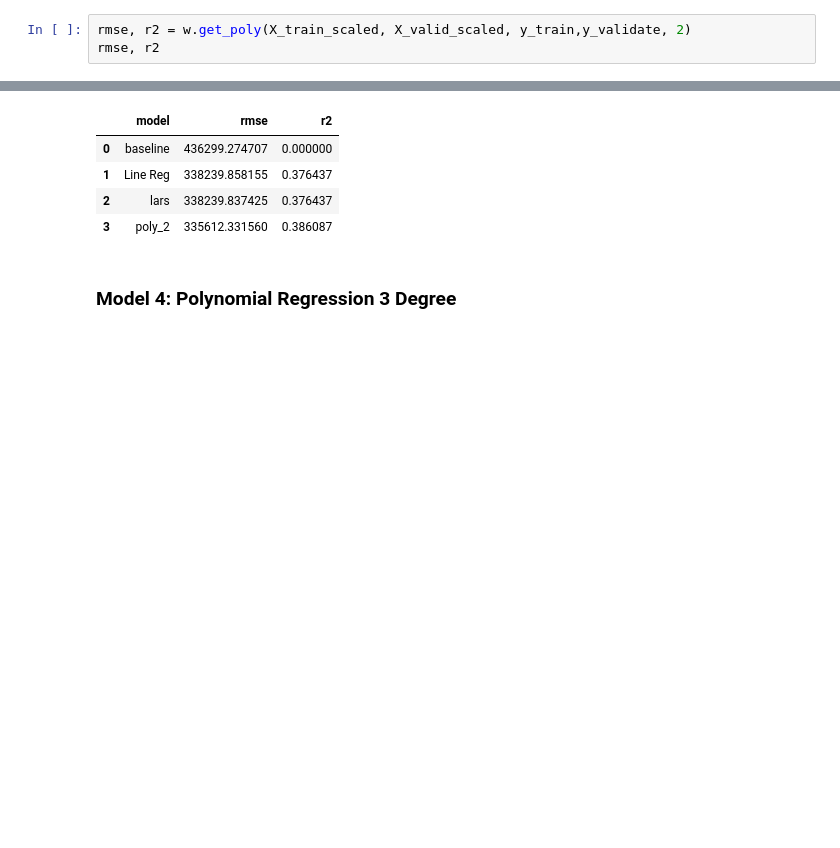
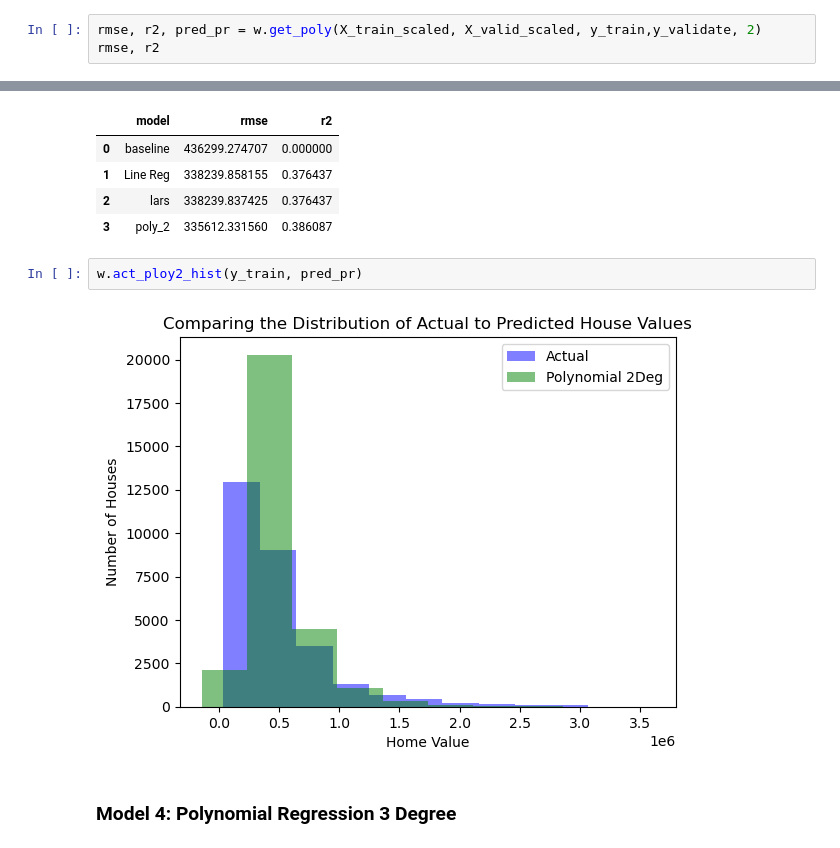
Before and after one commit to Joshua-Click/zillow-project, a Jupyter notebook: final_report.ipynb, the cells around one changed output, grey strips where cells are left out. Drawn from its saved outputs; the diff is of its cells as text; blank space fills up the shorter version.

```diff
--- a/final_report.ipynb
+++ b/final_report.ipynb
@@ -265,7 +309,7 @@ metrics_df
 # %% [markdown]
 ### Model 3: Polynomial Regression 2 Degree
 # %%
-rmse, r2 = w.get_poly(X_train_scaled, X_valid_scaled, y_train,y_validate, 2)
+rmse, r2, pred_pr = w.get_poly(X_train_scaled, X_valid_scaled, y_train,y_validate, 2)
 rmse, r2
 # %% [output]
 (335612.3315603228, 0.38608718573431466)
@@ -279,6 +323,10 @@ metrics_df
 | 1 | Line Reg | 338239.858155 | 0.376437 |
 | 2 | lars | 338239.837425 | 0.376437 |
 | 3 | poly_2 | 335612.331560 | 0.386087 |
+# %%
+w.act_ploy2_hist(y_train, pred_pr)
+# %% [output]
+[figure, added]
 # %% [markdown]
 ### Model 4: Polynomial Regression 3 Degree
 # %%
```
Also changed, not shown: parts of 39 cells of this notebook, 3 other files.
